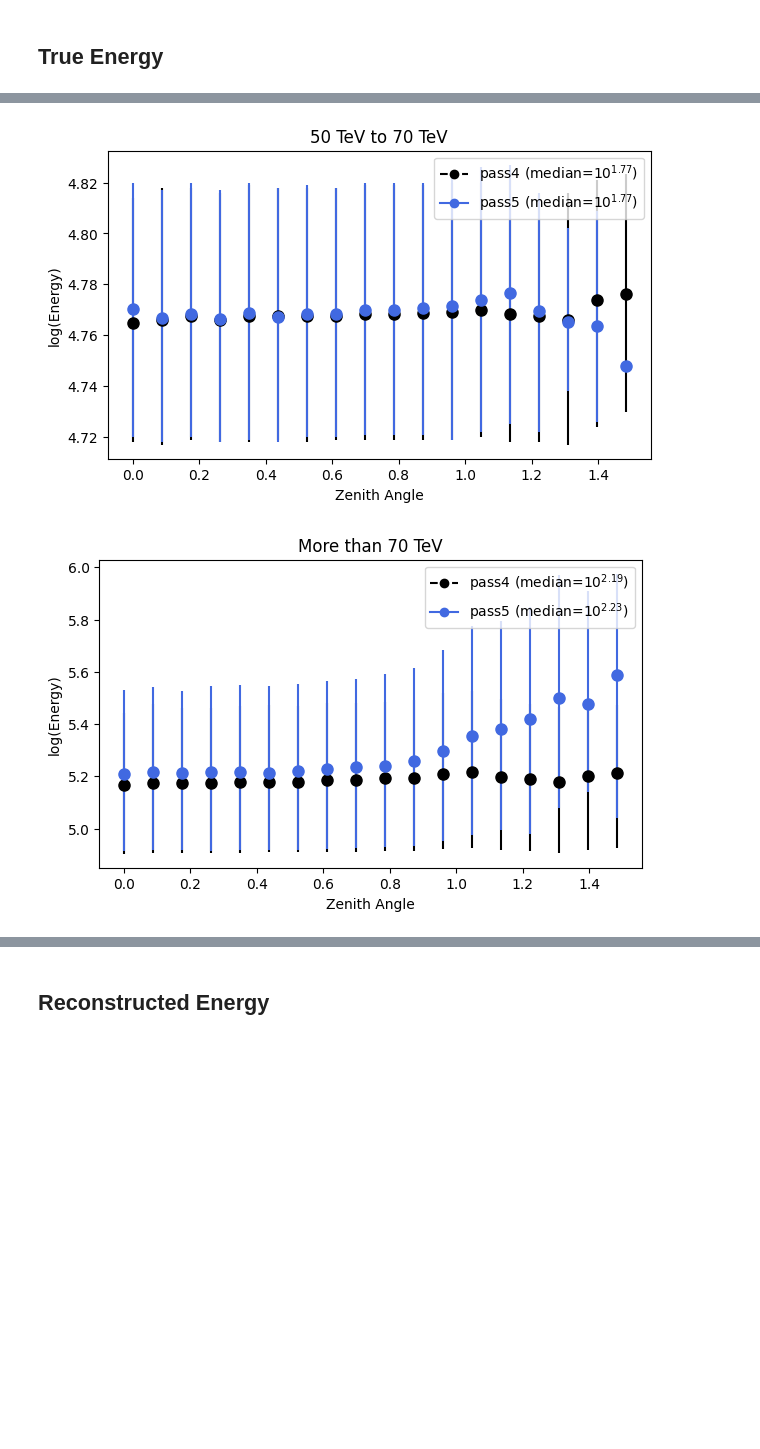
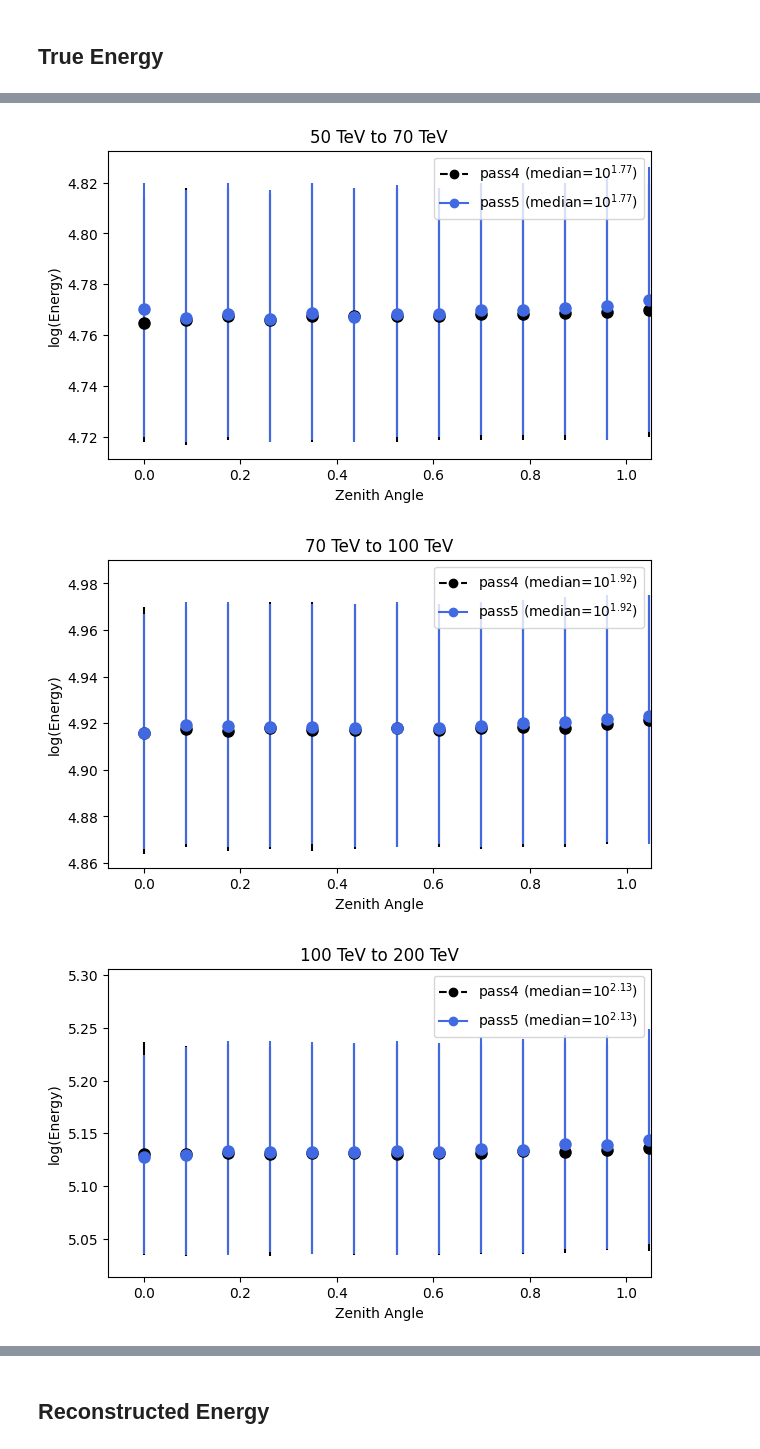
Before and after one commit to riyakore/WIPAC, a Jupyter notebook: Monte_Carlo_Data.ipynb, the cells around one changed output, grey strips where cells are left out. Cells and saved outputs as stored; diff of their text form; code cells hidden in the pictures; blank space fills up the shorter version.

```diff
--- a/Monte_Carlo_Data.ipynb
+++ b/Monte_Carlo_Data.ipynb
@@ -263,8 +295,10 @@ true_energy_cut2_4 = true_log_E_4[true_cut2_4]
 true_energy_cut3_4 = true_log_E_4[true_cut3_4]
 true_energy_cut4_4 = true_log_E_4[true_cut4_4]
 true_energy_cut5_4 = true_log_E_4[true_cut5_4]
+true_energy_cut6_4 = true_log_E_4[true_cut6_4]
+true_energy_cut7_4 = true_log_E_4[true_cut7_4]
 
-true_energies_4 = [true_energy_cut1_4, true_energy_cut2_4, true_energy_cut3_4, true_energy_cut4_4, true_energy_cut5_4]
+true_energies_4 = [true_energy_cut1_4, true_energy_cut2_4, true_energy_cut3_4, true_energy_cut4_4, true_energy_cut5_4, true_energy_cut6_4, true_energy_cut7_4]
 # %%
 # reconstructed energy cuts pass 4
 
@@ -283,8 +319,10 @@ true_weights_cut2_4 = weights_4[true_cut2_4]
 true_weights_cut3_4 = weights_4[true_cut3_4]
 true_weights_cut4_4 = weights_4[true_cut4_4]
 true_weights_cut5_4 = weights_4[true_cut5_4]
+true_weights_cut6_4 = weights_4[true_cut6_4]
+true_weights_cut7_4 = weights_4[true_cut7_4]
 
-true_weights_array_4 = [true_weights_cut1_4, true_weights_cut2_4, true_weights_cut3_4, true_weights_cut4_4, true_weights_cut5_4]
+true_weights_array_4 = [true_weights_cut1_4, true_weights_cut2_4, true_weights_cut3_4, true_weights_cut4_4, true_weights_cut5_4, true_weights_cut6_4,true_weights_cut7_4 ]
 # %%
 # reconstructed weight cuts pass 4
 
@@ -303,8 +343,10 @@ true_zenith_cut2_4 = zenith_angle_4[true_cut2_4]
 true_zenith_cut3_4 = zenith_angle_4[true_cut3_4]
 true_zenith_cut4_4 = zenith_angle_4[true_cut4_4]
 true_zenith_cut5_4 = zenith_angle_4[true_cut5_4]
+true_zenith_cut6_4 = zenith_angle_4[true_cut6_4]
+true_zenith_cut7_4 = zenith_angle_4[true_cut7_4]
 
-true_zenith_array_4 = [true_zenith_cut1_4, true_zenith_cut2_4, true_zenith_cut3_4, true_zenith_cut4_4, true_zenith_cut5_4]
+true_zenith_array_4 = [true_zenith_cut1_4, true_zenith_cut2_4, true_zenith_cut3_4, true_zenith_cut4_4, true_zenith_cut5_4, true_zenith_cut6_4,true_zenith_cut7_4 ]
 # %%
 # reconstructed zenith angle cuts pass 4
 
@@ -384,9 +428,9 @@ true_energies = [true_energies_4, true_energies_5]
 true_weights_array = [true_weights_array_4, true_weights_array_5]
 true_zenith_array = [true_zenith_array_4, true_zenith_array_5]
 colors = ['black', 'royalblue']
-titles = ['1 TeV to 10 TeV', '10 TeV to 30 TeV', '30 TeV to 50 TeV', '50 TeV to 70 TeV', 'More than 70 TeV']
+titles = ['1 TeV to 10 TeV', '10 TeV to 30 TeV', '30 TeV to 50 TeV', '50 TeV to 70 TeV', '70 TeV to 100 TeV', '100 TeV to 200 TeV', '200 TeV to 300 TeV']
 # %%
-for i in range(5):  # Loop over the 5 cuts
+for i in range(7):  # Loop over the 5 cuts
     fig, ax = plt.subplots(figsize=(7, 4))
     medians = []
 
@@ -417,7 +461,7 @@ for i in range(5):  # Loop over the 5 cuts
     ax.set_xlabel('Zenith Angle')
     ax.set_ylabel('log(Energy)')
     ax.set_title(titles[i])
-    # ax.set_xlim(right = 1.05)  # 1.05 radians is 60 degrees
+    ax.set_xlim(right = 1.05)  # 1.05 radians is 60 degrees
 
     proxy_pass4 = plt.Line2D([0], [0], linestyle='--', marker='o', color=colors[0])
     proxy_pass5 = plt.Line2D([0], [0], linestyle='-', marker='o', color=colors[1])
@@ -435,2 +479,3 @@ for i in range(5):  # Loop over the 5 cuts
-[figure, old version]
+[figure, new version]
-[figure, old version]
+[figure, new version]
+[figure, added]
```
Also changed, not shown: parts of 20 cells of this notebook.
